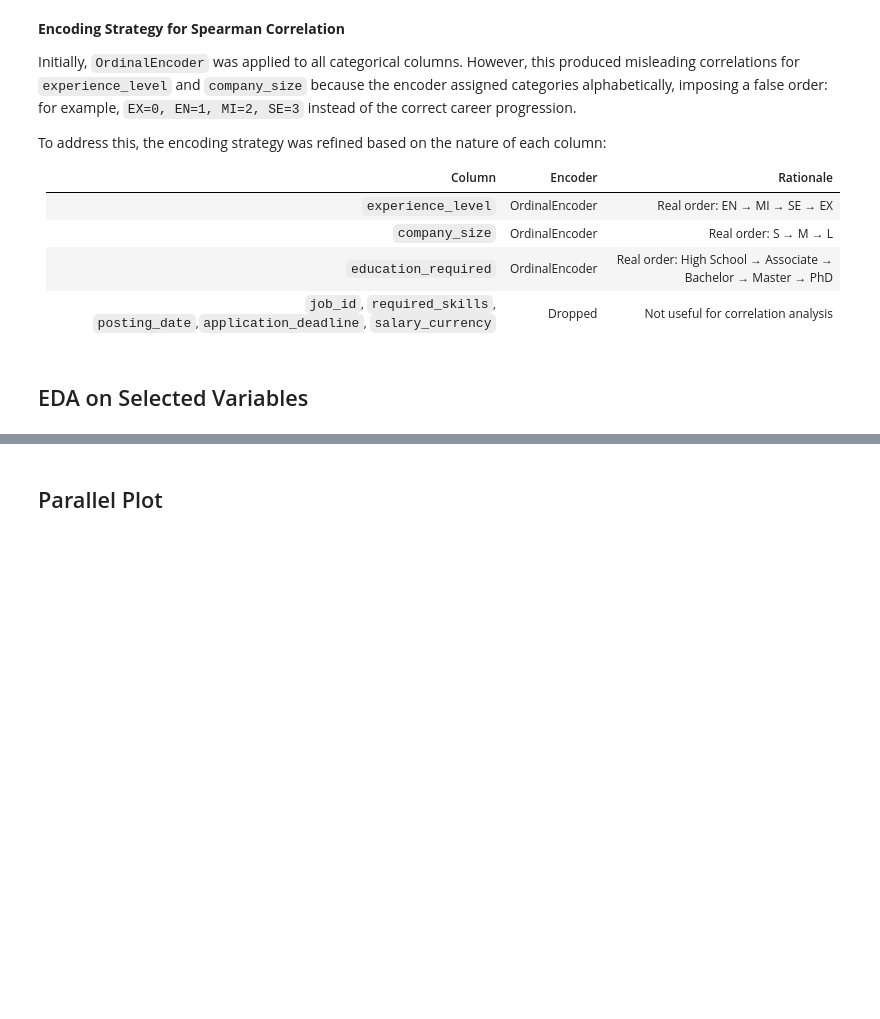
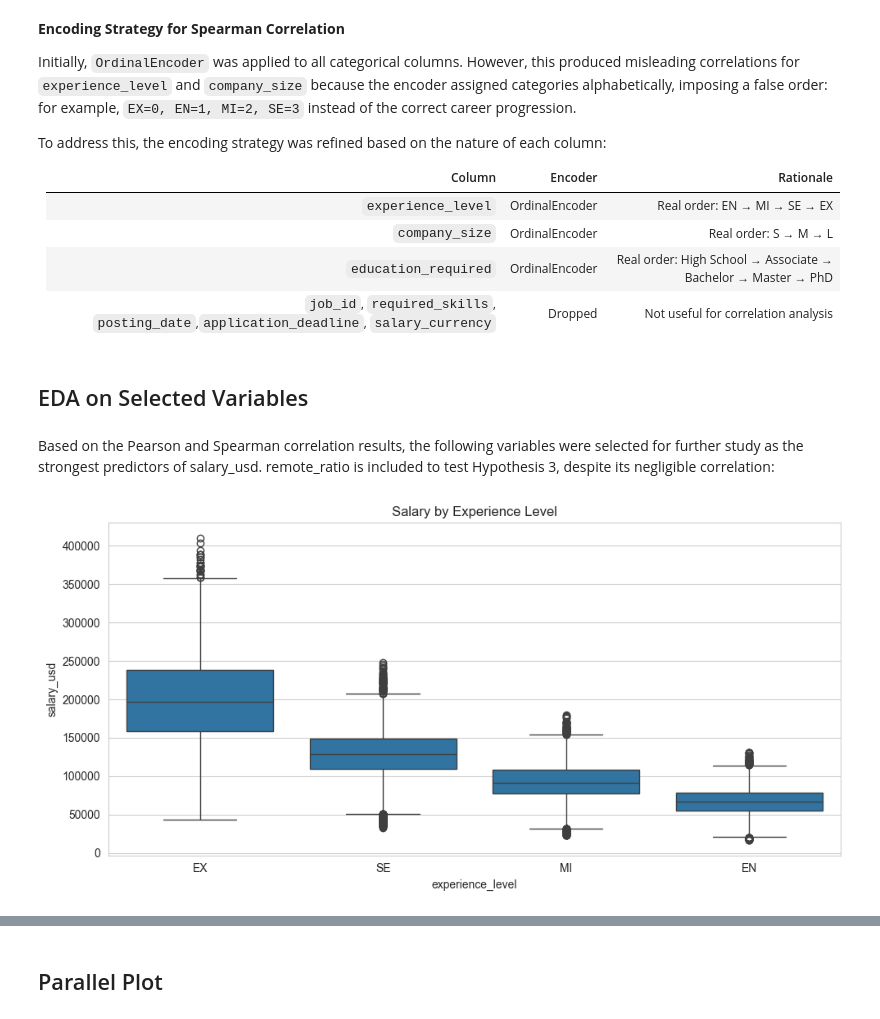
Before and after one commit to Scaphix/the-ai-salary-index, a Jupyter notebook: jupyter_notebooks/JobMarketStudy.ipynb, the cells around one changed output, grey strips where cells are left out. Drawn from its saved outputs; the diff is of its cells as text; code cells hidden in the pictures; blank space fills up the shorter version.

Commit message:
Add EDA on selected variables, remote work analysis, parallel plot and conclusions

```diff
--- a/jupyter_notebooks/JobMarketStudy.ipynb
+++ b/jupyter_notebooks/JobMarketStudy.ipynb
@@ -158,3 +192,5 @@ To address this, the encoding strategy was refined based on the nature of each c
 | `job_id`, `required_skills`, `posting_date`,`application_deadline`, `salary_currency` | Dropped |Not useful for correlation analysis |
 # %% [markdown]
 ## EDA on Selected Variables
+# %% [markdown]
+Based on the Pearson and Spearman correlation results, the following variables were selected for further study as the strongest predictors of salary_usd. remote_ratio is included to test Hypothesis 3, despite its negligible correlation:
@@ -160,0 +199,10 @@ To address this, the encoding strategy was refined based on the nature of each c
+# %%
+# Salary by experience level
+fig, ax = plt.subplots(figsize=(10, 5))
+order = df.groupby('experience_level')['salary_usd'].median().sort_values(ascending=False).index
+sns.boxplot(data=df, x='experience_level', y='salary_usd', order=order, ax=ax)
+ax.set_title('Salary by Experience Level')
+plt.tight_layout()
+plt.show()
+# %% [output]
+[figure, added]
```
Also changed, not shown: parts of 18 cells of this notebook.
